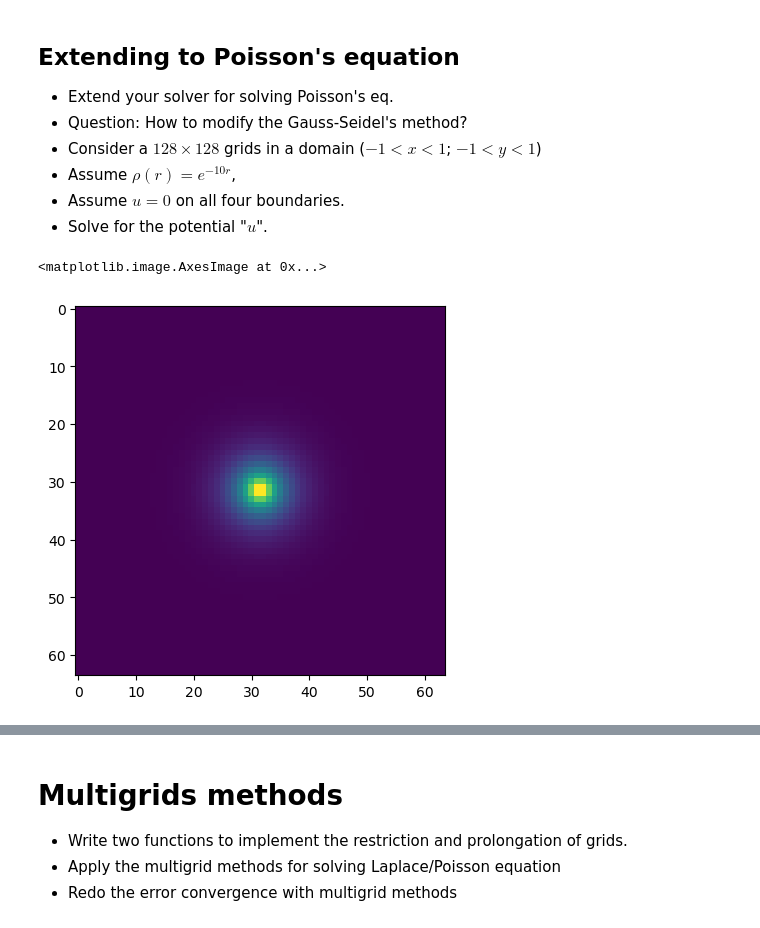
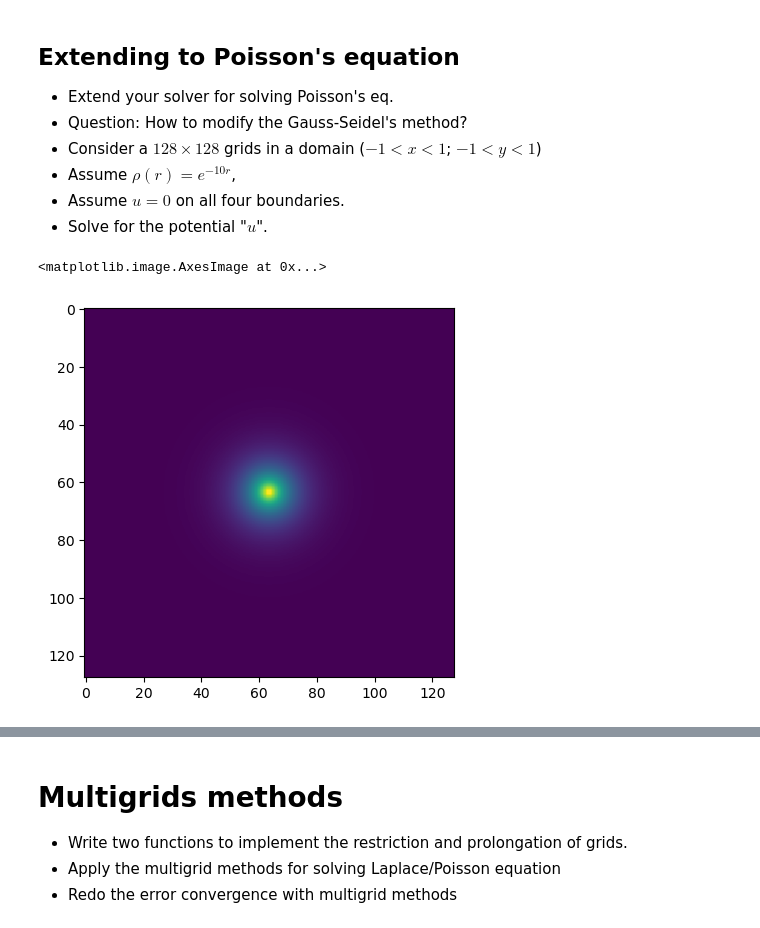
Before and after one commit to ricky4280/computationalPhysics-112, a Jupyter notebook: project3/project3_demo5.ipynb, the cells around one changed output, grey strips where cells are left out. Cells and saved outputs as stored; diff of their text form; code cells hidden in the pictures.

```diff
--- a/project3/project3_demo5.ipynb
+++ b/project3/project3_demo5.ipynb
@@ -388,8 +388,8 @@ def generate_rho(nx, ny, buff, xmin=-1, xmax=1, ymin=-1, ymax=1):
            rho[i,j] = np.exp(-10*r)
     return rho
 # %%
-rho = generate_rho(64, 64, 1)
+rho = generate_rho(128, 128, 1)
 plt.imshow(rho[1:-1, 1:-1])
 # %% [output]
 <matplotlib.image.AxesImage at 0x...>
-[figure, old version]
+[figure, new version]
```
Also changed, not shown: parts of 5 cells of this notebook.
